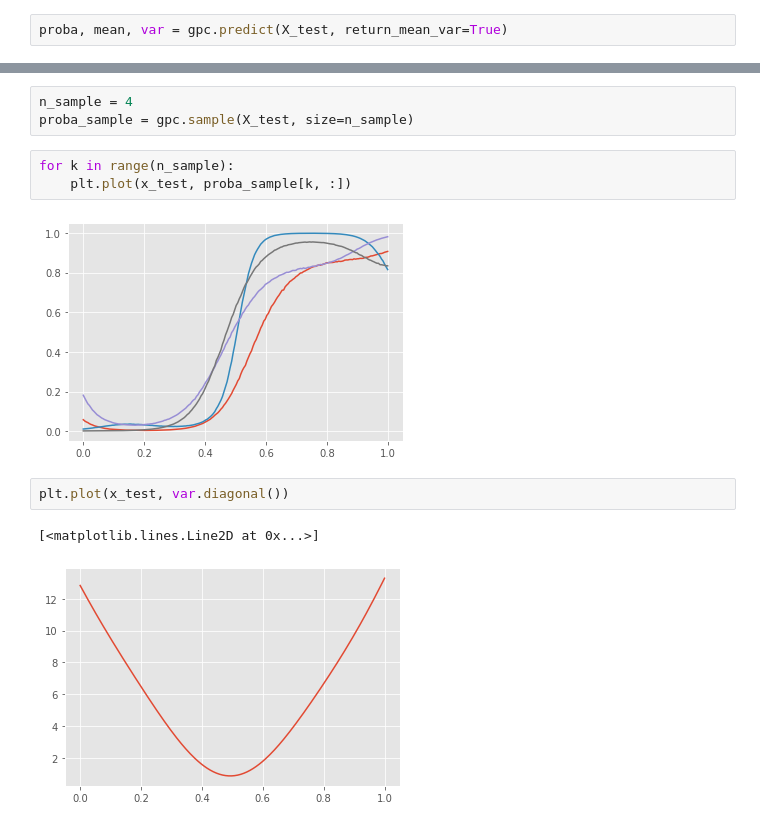
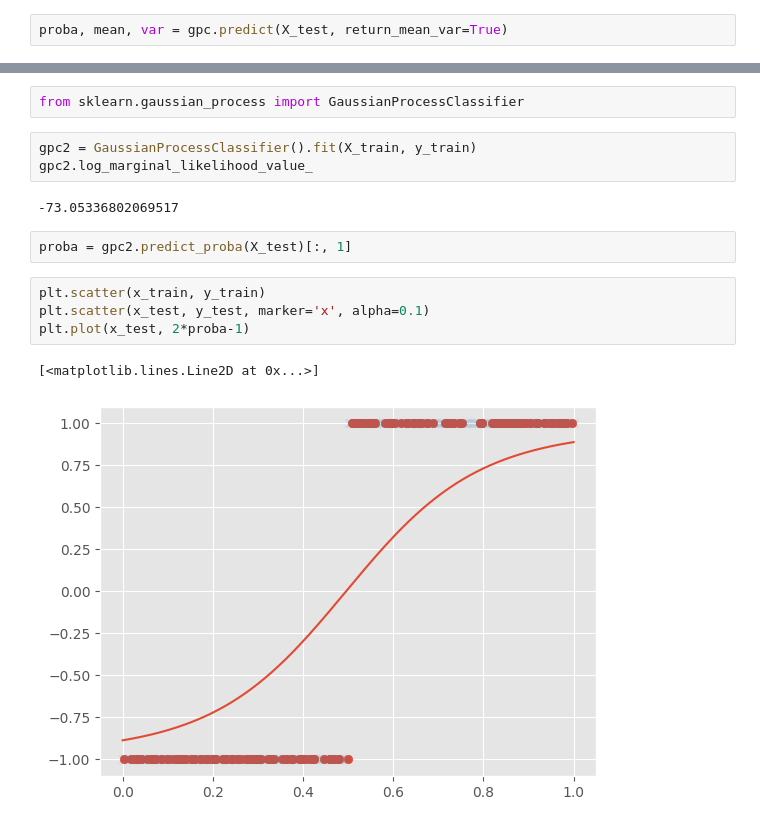
Before and after one commit to pjpollot/gp_sandbox, a Jupyter notebook: examples/classification.ipynb, the cells around one changed output, grey strips where cells are left out. Drawn from its saved outputs; the diff is of its cells as text.

```diff
--- a/examples/classification.ipynb
+++ b/examples/classification.ipynb
@@ -41,13 +41,16 @@ plt.plot(x_test, 2*proba-1)
-# %%
-n_sample = 4
-proba_sample = gpc.sample(X_test, size=n_sample)
-# %%
-for k in range(n_sample):
-    plt.plot(x_test, proba_sample[k, :])
-# %% [output]
-[figure, removed]
-# %%
-plt.plot(x_test, var.diagonal())
-# %% [output]
-[<matplotlib.lines.Line2D at 0x...>]
-[figure, removed]
+# %%
+from sklearn.gaussian_process import GaussianProcessClassifier
+# %%
+gpc2 = GaussianProcessClassifier().fit(X_train, y_train)
+gpc2.log_marginal_likelihood_value_
+# %% [output]
+-73.05336802069517
+# %%
+proba = gpc2.predict_proba(X_test)[:, 1]
+# %%
+plt.scatter(x_train, y_train)
+plt.scatter(x_test, y_test, marker='x', alpha=0.1)
+plt.plot(x_test, 2*proba-1)
+# %% [output]
+[<matplotlib.lines.Line2D at 0x...>]
+[figure, added]
```
Also changed, not shown: parts of 4 cells of this notebook, 3 other files.
